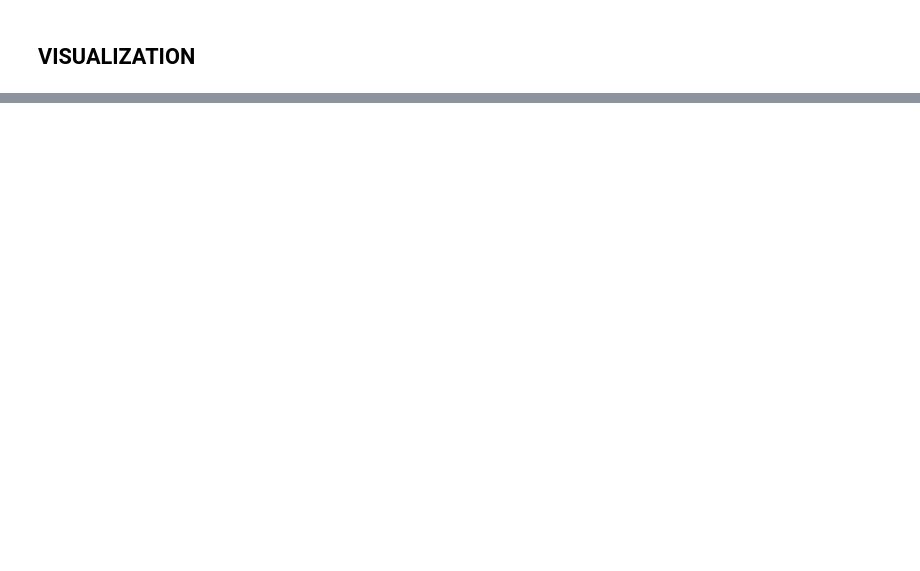
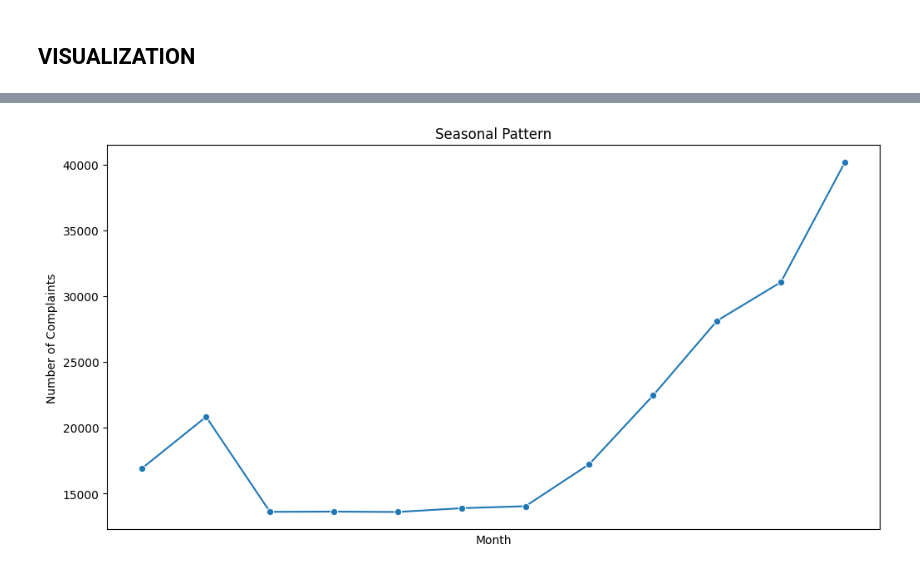
Before and after one commit to kibosivy/Capstone2, a Jupyter notebook: main.ipynb, the cells around one changed output, grey strips where cells are left out. Saved outputs shown, nothing was run; the diff lists cells and outputs as text; code cells hidden in the pictures; blank space fills up the shorter version.

```diff
--- a/main.ipynb
+++ b/main.ipynb
@@ -193,3 +192,20 @@ plt.show()
+# %%
+df_decade['Month'] = df_decade['Date received'].dt.month
+df_decade['Month Name'] = df_decade['Date received'].dt.strftime('%B')
+
+monthly_trend = df_decade.groupby(['Month', 'Month Name']).size().reset_index(name='Complaint Count')
+monthly_trend = monthly_trend.sort_values('Month')
+
+plt.figure(figsize=(12, 6))
+sns.lineplot(x='Month Name', y='Complaint Count', data=monthly_trend, marker='o')
+plt.title("Seasonal Pattern")
+plt.xlabel("Month")
+plt.ylabel("Number of Complaints")
+plt.xticks(rotation=45)
+plt.xticks([])
+plt.show()
+# %% [output]
+[figure, added]
 # %%
 product_year_trend = df_decade.groupby(['Year', 'Product']).size().reset_index(name='Complaint Count')
 
```
Also changed, not shown: parts of 13 cells of this notebook.
